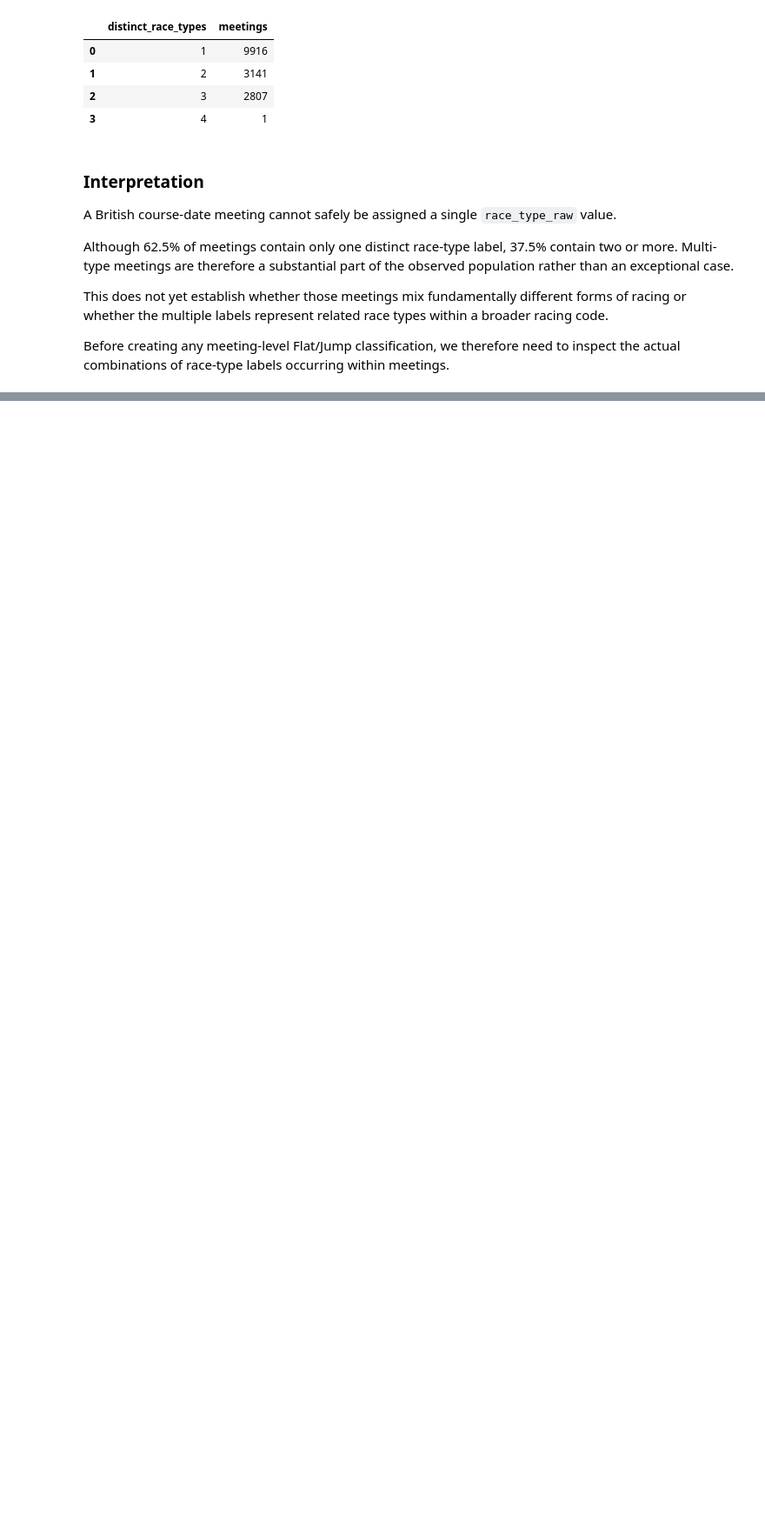
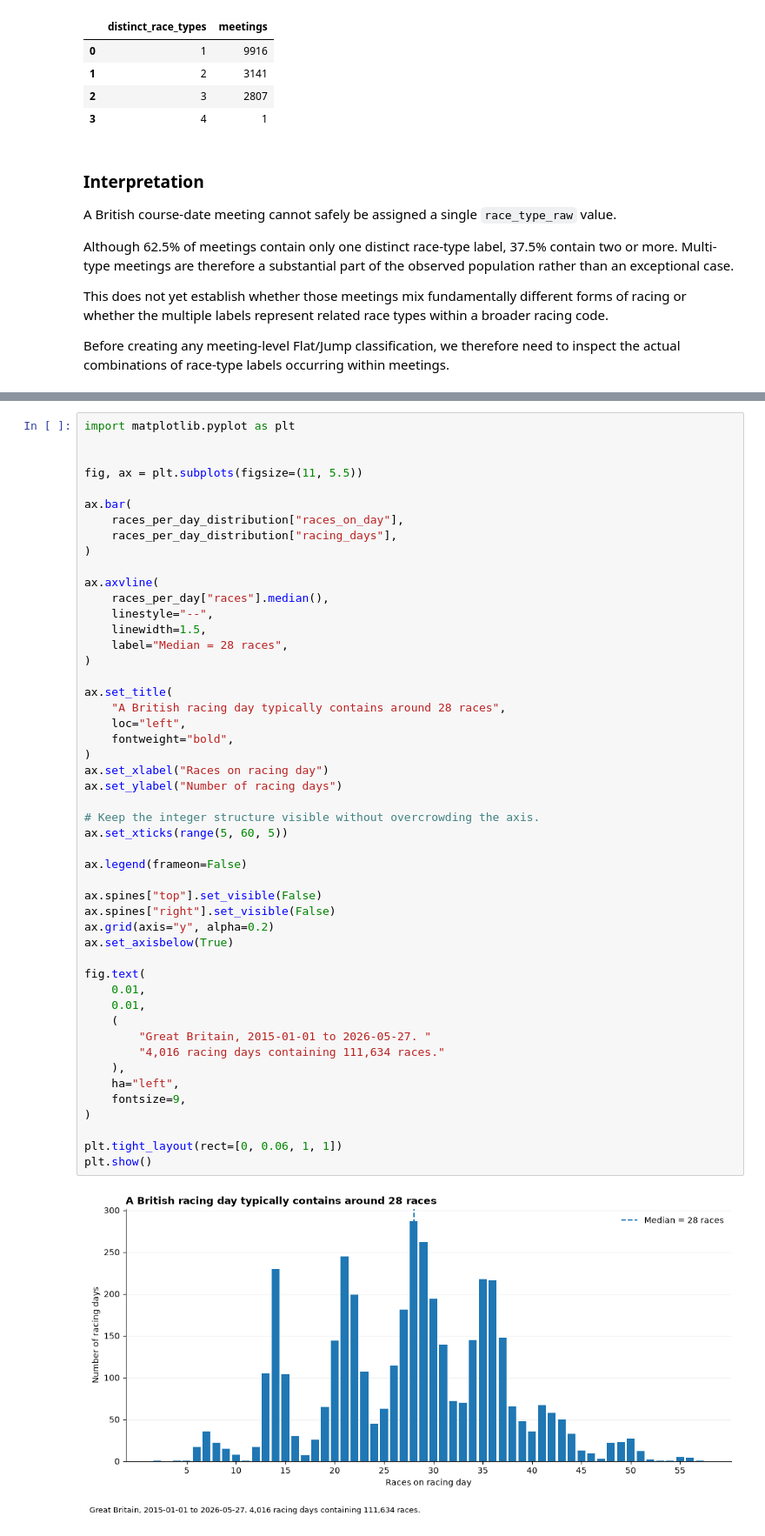
Before and after one commit to rjmac22/inside-rails-horse-racing, a Jupyter notebook: studies/jurisdictions/great_britain/01_governance_and_structure.ipynb, the cells around one changed output, grey strips where cells are left out. Shown at 87% size. Cells and saved outputs as stored; diff of their text form; blank space fills up the shorter version.

```diff
--- a/studies/jurisdictions/great_britain/01_governance_and_structure.ipynb
+++ b/studies/jurisdictions/great_britain/01_governance_and_structure.ipynb
@@ -1876,0 +2202,51 @@ display(mixed_code_meetings)
+# %%
+import matplotlib.pyplot as plt
+
+
+fig, ax = plt.subplots(figsize=(11, 5.5))
+
+ax.bar(
+    races_per_day_distribution["races_on_day"],
+    races_per_day_distribution["racing_days"],
+)
+
+ax.axvline(
+    races_per_day["races"].median(),
+    linestyle="--",
+    linewidth=1.5,
+    label="Median = 28 races",
+)
+
+ax.set_title(
+    "A British racing day typically contains around 28 races",
+    loc="left",
+    fontweight="bold",
+)
+ax.set_xlabel("Races on racing day")
+ax.set_ylabel("Number of racing days")
+
+# Keep the integer structure visible without overcrowding the axis.
+ax.set_xticks(range(5, 60, 5))
+
+ax.legend(frameon=False)
+
+ax.spines["top"].set_visible(False)
+ax.spines["right"].set_visible(False)
+ax.grid(axis="y", alpha=0.2)
+ax.set_axisbelow(True)
+
+fig.text(
+    0.01,
+    0.01,
+    (
+        "Great Britain, 2015-01-01 to 2026-05-27. "
+        "4,016 racing days containing 111,634 races."
+    ),
+    ha="left",
+    fontsize=9,
+)
+
+plt.tight_layout(rect=[0, 0.06, 1, 1])
+plt.show()
+# %% [output]
+[figure, added]
```
Also changed, not shown: parts of 36 cells of this notebook, 2 other files.
